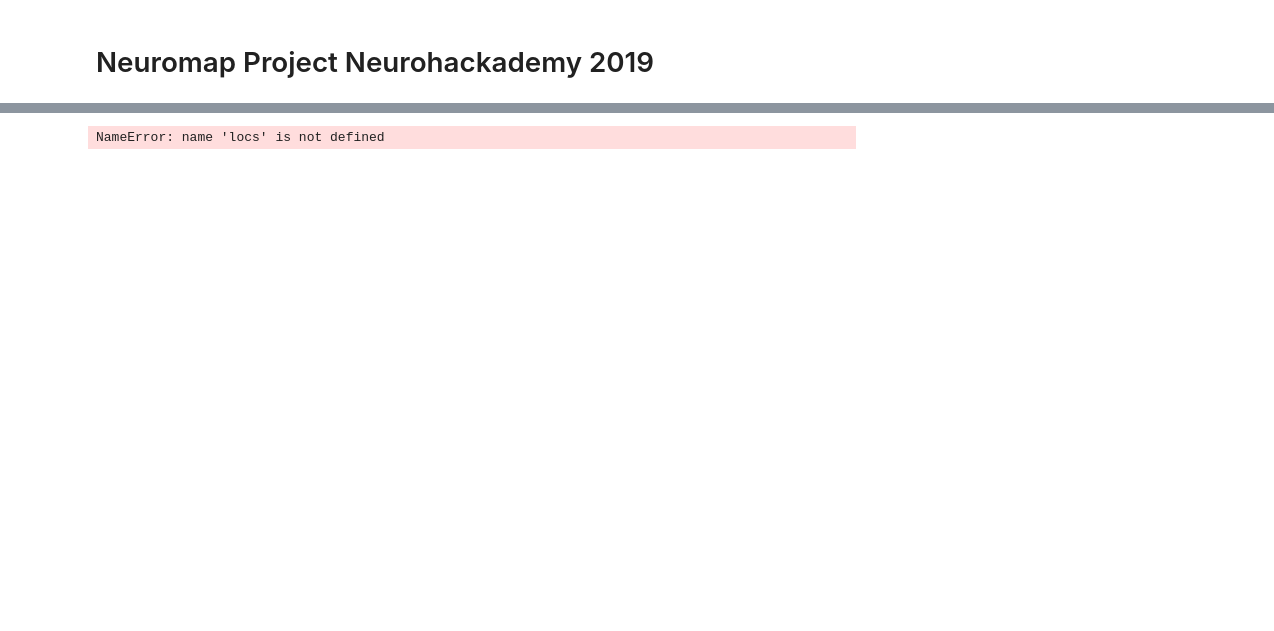
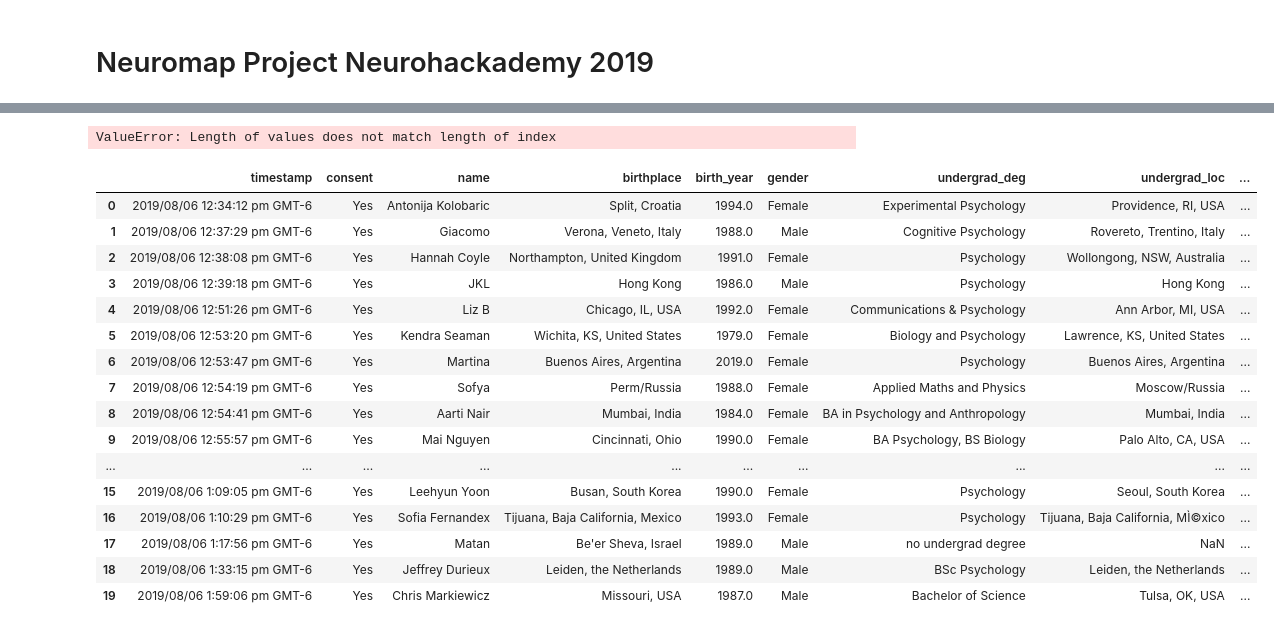
Before and after one commit to g14r/neurohackmap, a Jupyter notebook: Neuromap_code.ipynb, the cells around one changed output, grey strips where cells are left out. Drawn from its saved outputs; the diff is of its cells as text; code cells hidden in the pictures; blank space fills up the shorter version.

Commit message:
update neuromap code- Hannah

```diff
--- a/Neuromap_code.ipynb
+++ b/Neuromap_code.ipynb
@@ -11,14 +12,12 @@ pd.set_option('display.max_rows', 500)
 pd.set_option('display.max_columns', 500)
 pd.set_option('display.width', 1000)
 # %%
-#load in data
-df = pd.read_csv('NeuroMap-38responses.csv', encoding='latin-1')
+#identify missing values
+missing_values = ["  ", "-"]
+df = pd.read_csv('NeuroMap-38responses.csv', na_values = missing_values, encoding='latin-1')
 
 #view data
-df.head()
+df.head(20)
 
 #Get the column with hometown location
-locs = df.iloc[:,3]
-
-#Print locs - check for typos, etc
-#locs
+#locs = df.iloc[:,3]
@@ -66,3 +96,42 @@ df['HometownLongitude'].astype('float')
+# %%
+#Loop through rows to get the longitude and latitude of the undergrad_cities ( be aware of missing data)
+lat = []
+long = []
+for location in df.loc[:,"undergrad_loc"]:
+    location_1 = geolocator.geocode(location, timeout=10)
+    if location_1 is None:
+        continue
+    #print((location_1.latitude, location_1.longitude))
+
+# #Saving lat and long in separate columns in the dataframe
+df['UndergradLatitude']=lat
+df['UndergradLatitude'].astype('float')
+
+df['UndergradLongitude']=long
+df['UndergradLongitude'].astype('float')
+#df.head()
+# %% [output]
+ValueError: Length of values does not match length of index
+# %%
+df.head(20)
+# %% [output]
+|  | timestamp | consent | name | birthplace | birth_year | gender | undergrad_deg | undergrad_loc | ... |
+| 0 | 2019/08/06 12:34:12 pm GMT-6 | Yes | Antonija Kolobaric | Split, Croatia | 1994.0 | Female | Experimental Psychology | Providence, RI, USA | ... |
+| 1 | 2019/08/06 12:37:29 pm GMT-6 | Yes | Giacomo | Verona, Veneto, Italy | 1988.0 | Male | Cognitive Psychology | Rovereto, Trentino, Italy | ... |
+| 2 | 2019/08/06 12:38:08 pm GMT-6 | Yes | Hannah Coyle | Northampton, United Kingdom | 1991.0 | Female | Psychology | Wollongong, NSW, Australia | ... |
+| 3 | 2019/08/06 12:39:18 pm GMT-6 | Yes | JKL | Hong Kong | 1986.0 | Male | Psychology | Hong Kong | ... |
+| 4 | 2019/08/06 12:51:26 pm GMT-6 | Yes | Liz B | Chicago, IL, USA | 1992.0 | Female | Communications & Psychology | Ann Arbor, MI, USA | ... |
+| 5 | 2019/08/06 12:53:20 pm GMT-6 | Yes | Kendra Seaman | Wichita, KS, United States | 1979.0 | Female | Biology and Psychology | Lawrence, KS, United States | ... |
+| 6 | 2019/08/06 12:53:47 pm GMT-6 | Yes | Martina | Buenos Aires, Argentina | 2019.0 | Female | Psychology | Buenos Aires, Argentina | ... |
+| 7 | 2019/08/06 12:54:19 pm GMT-6 | Yes | Sofya | Perm/Russia | 1988.0 | Female | Applied Maths and Physics | Moscow/Russia | ... |
+| 8 | 2019/08/06 12:54:41 pm GMT-6 | Yes | Aarti Nair | Mumbai, India | 1984.0 | Female | BA in Psychology and Anthropology | Mumbai, India | ... |
+| 9 | 2019/08/06 12:55:57 pm GMT-6 | Yes | Mai Nguyen | Cincinnati, Ohio | 1990.0 | Female | BA Psychology, BS Biology | Palo Alto, CA, USA | ... |
+| ... | ... | ... | ... | ... | ... | ... | ... | ... | ... |
+| 15 | 2019/08/06 1:09:05 pm GMT-6 | Yes | Leehyun Yoon | Busan, South Korea | 1990.0 | Female | Psychology | Seoul, South Korea | ... |
+| 16 | 2019/08/06 1:10:29 pm GMT-6 | Yes | Sofia Fernandex | Tijuana, Baja California, Mexico | 1993.0 | Female | Psychology | Tijuana, Baja California, MÌ©xico | ... |
+| 17 | 2019/08/06 1:17:56 pm GMT-6 | Yes | Matan | Be'er Sheva, Israel | 1989.0 | Male | no undergrad degree | NaN | ... |
+| 18 | 2019/08/06 1:33:15 pm GMT-6 | Yes | Jeffrey Durieux | Leiden, the Netherlands | 1989.0 | Male | BSc Psychology | Leiden, the Netherlands | ... |
+| 19 | 2019/08/06 1:59:06 pm GMT-6 | Yes | Chris Markiewicz | Missouri, USA | 1987.0 | Male | Bachelor of Science | Tulsa, OK, USA | ... |
 # %%
 #Try to plot the locations on the map!
 m = folium.Map()
@@ -74,8 +143,6 @@ for location in range(len(locs)):
     folium.Marker([lat[location], long[location]], popup=locs[location]).add_to(m)
 
 m
-# %% [output]
-NameError: name 'locs' is not defined
 # %%
 def generateBaseMap(default_location=[-34.4243941, 150.89385], default_zoom_start=12):
     base_map = folium.Map(location=default_location, control_scale=True, zoom_start=default_zoom_start)
```
Also changed, not shown: parts of 4 cells of this notebook.
